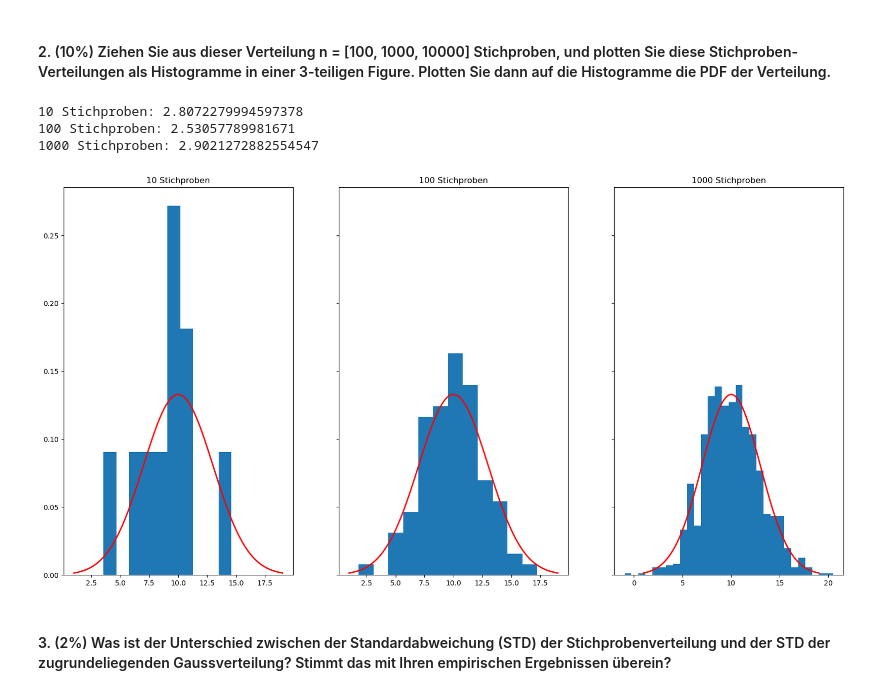
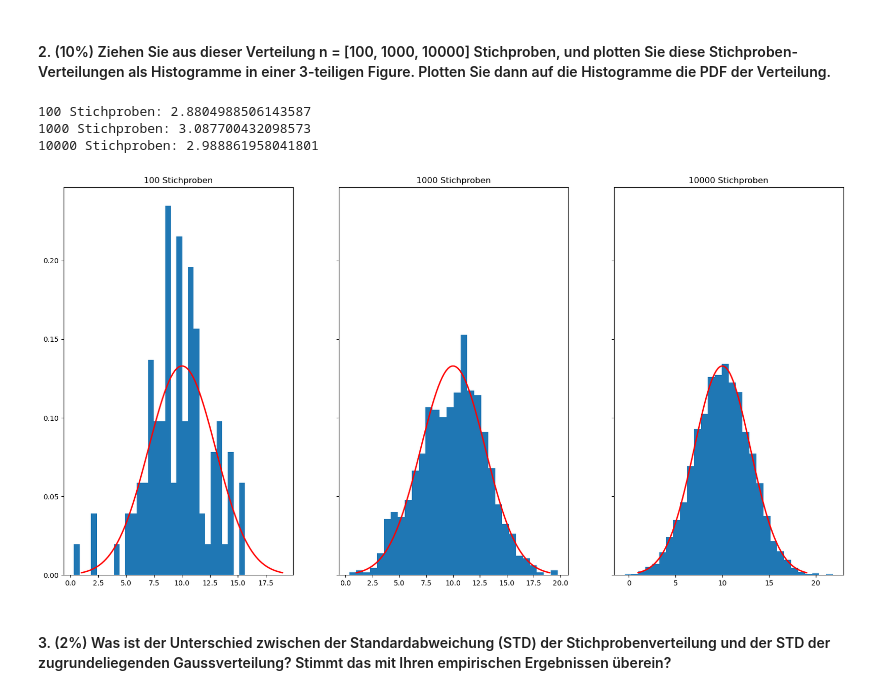
Before and after one commit to olehae/DS1, a Jupyter notebook: Hausaufgabe06.ipynb, the cells around one changed output. Cells and saved outputs as stored; diff of their text form; code cells hidden in the pictures.

```diff
--- a/Hausaufgabe06.ipynb
+++ b/Hausaufgabe06.ipynb
@@ -68,24 +68,24 @@ Quelle: https://stackoverflow.com/questions/10138085/how-to-plot-normal-distribu
 # %%
 fig, axes = plt.subplots(ncols=3, sharex='col', sharey='row', figsize=(20, 10))
 
 
 # Erzeuge eine normalverteilte Zufallsvariable
 gaussian = stats.norm(loc=mu, scale=sigma)
 
 for i, ax in enumerate(axes.flatten()):
-    # Ziehe 10 zufällige Stichproben aus der Verteilung
-    samples = gaussian.rvs(size=10**(i+1))
-    print(f"{10**(i+1)} Stichproben: {samples.std()}")
+    # Ziehe n zufällige Stichproben aus der Verteilung
+    samples = gaussian.rvs(size=10**(i+2))
+    print(f"{10**(i+2)} Stichproben: {samples.std()}")
 
     # Plot des Histogramms der Stichproben
-    ax.hist(samples, bins=((10**(i+1))//50+10), density=True) # Bins sind dynamisch, kann man auch auf 20 setzen
-    ax.set_title(f"{10**(i+1)} Stichproben")
+    ax.hist(samples, bins=30, density=True)
+    ax.set_title(f"{10**(i+2)} Stichproben")
     ax.plot(x, gaussian.pdf(x), 'r-', lw=2)
 # %% [output]
-10 Stichproben: 2.8072279994597378
-100 Stichproben: 2.53057789981671
-1000 Stichproben: 2.9021272882554547
+100 Stichproben: 2.8804988506143587
+1000 Stichproben: 3.087700432098573
+10000 Stichproben: 2.988861958041801
-[figure, old version]
+[figure, new version]
 # %% [markdown]
 #### 3. (2%) Was ist der Unterschied zwischen der Standardabweichung (STD) der Stichprobenverteilung und der STD der zugrundeliegenden Gaussverteilung? Stimmt das mit Ihren empirischen Ergebnissen überein?
 # %% [markdown]
```
Also changed, not shown: parts of 5 cells of this notebook.
